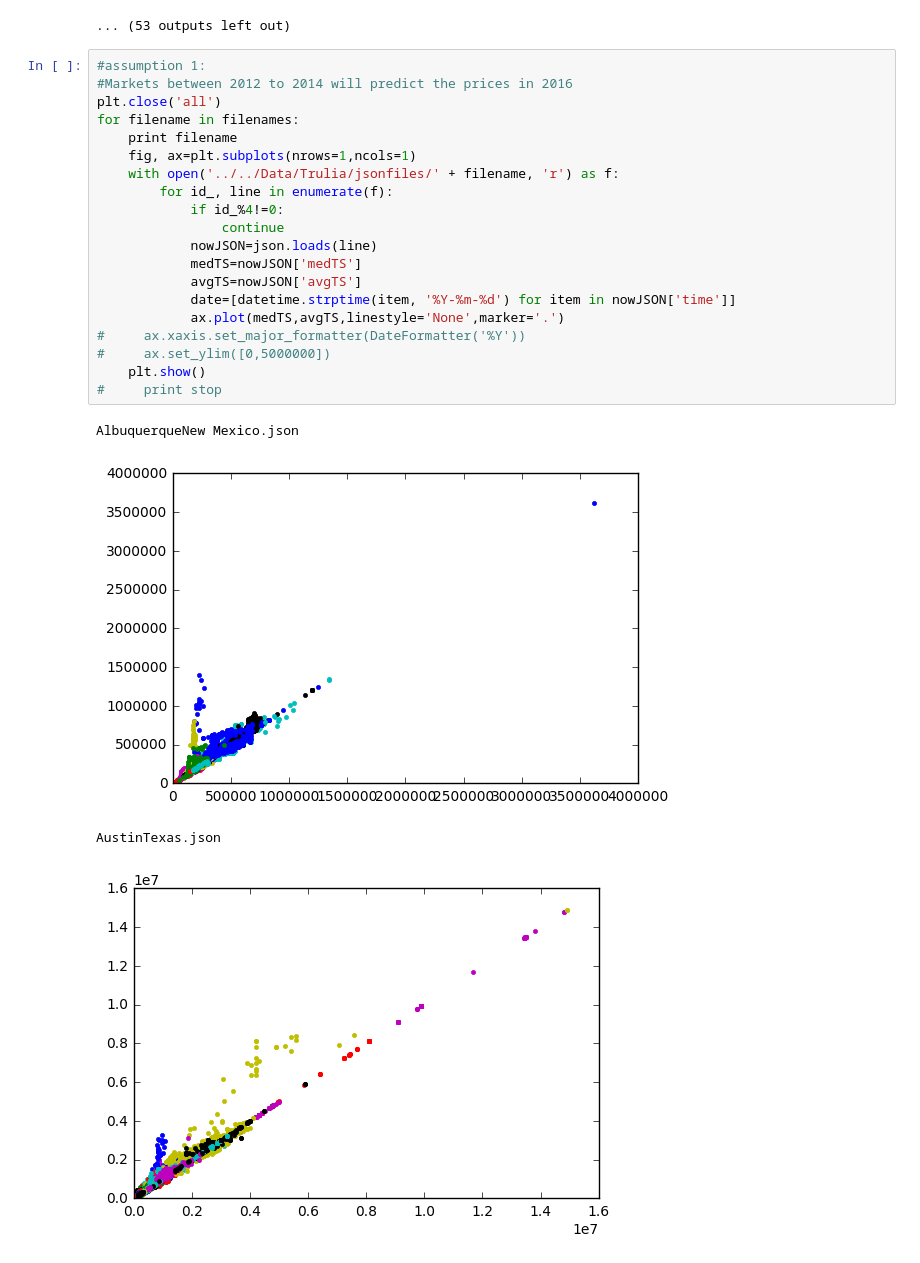
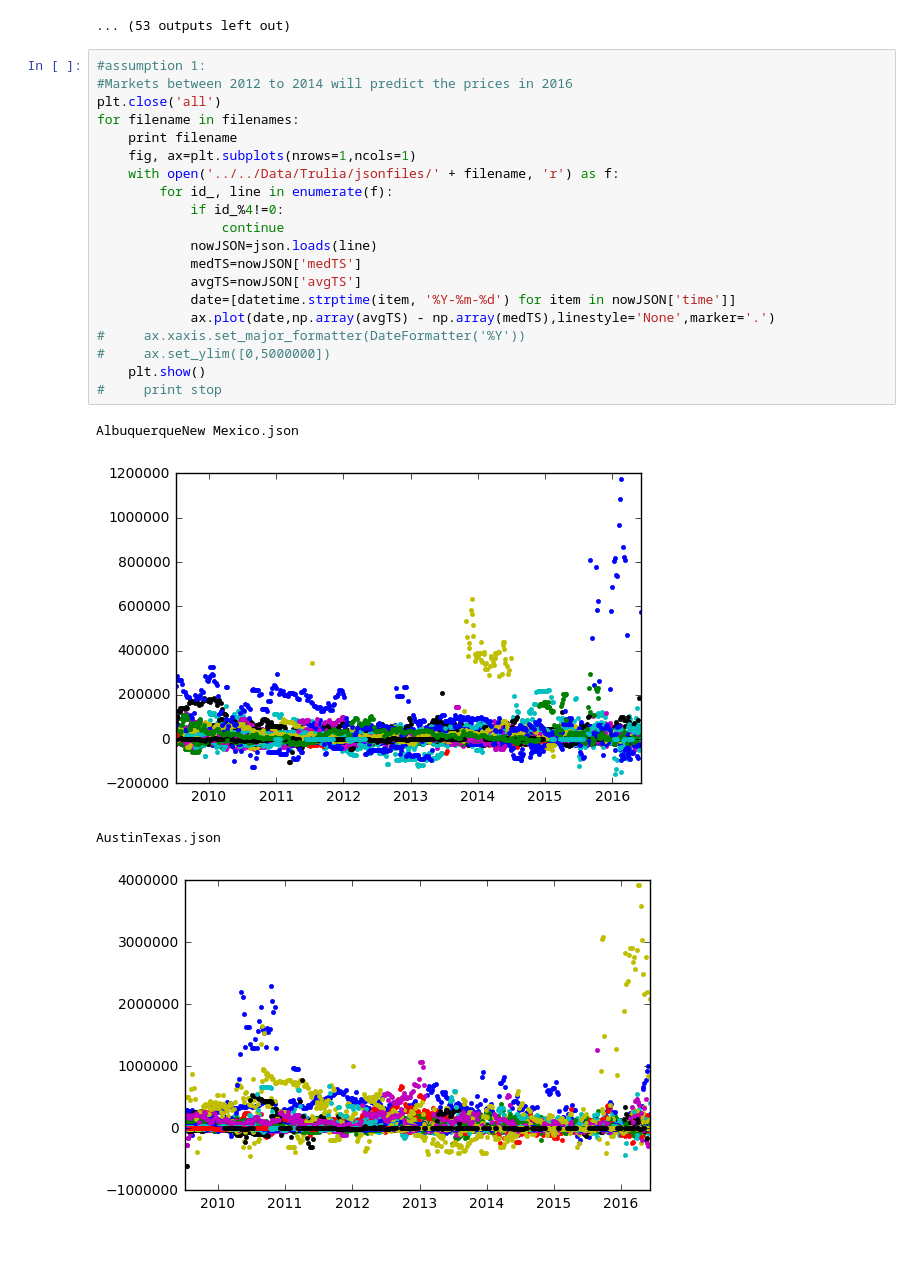
Before and after one commit to samjwil/RealEstatePredict, a Jupyter notebook: Analyze_Trulia.ipynb, the cells around one changed output. Cells and saved outputs as stored; diff of their text form.

```diff
--- a/Analyze_Trulia.ipynb
+++ b/Analyze_Trulia.ipynb
@@ -43,28 +46,28 @@ BostonMassachusetts.json
 # %%
 #assumption 1:
 #Markets between 2012 to 2014 will predict the prices in 2016
 plt.close('all')
 for filename in filenames:
     print filename
     fig, ax=plt.subplots(nrows=1,ncols=1)
     with open('../../Data/Trulia/jsonfiles/' + filename, 'r') as f:
         for id_, line in enumerate(f):
             if id_%4!=0:
                 continue
             nowJSON=json.loads(line)
             medTS=nowJSON['medTS']
             avgTS=nowJSON['avgTS']
             date=[datetime.strptime(item, '%Y-%m-%d') for item in nowJSON['time']]
-            ax.plot(medTS,avgTS,linestyle='None',marker='.')
+            ax.plot(date,np.array(avgTS) - np.array(medTS),linestyle='None',marker='.')
 #     ax.xaxis.set_major_formatter(DateFormatter('%Y'))
 #     ax.set_ylim([0,5000000])
     plt.show()
 #     print stop
 # %% [output]
 AlbuquerqueNew Mexico.json
-[figure, old version]
+[figure, new version]
 AustinTexas.json
-[figure, old version]
+[figure, new version]
 Balance of Los Angeles CountyCalifornia.json
 [figure]
 BaltimoreMaryland.json
```
Also changed, not shown: parts of 9 cells of this notebook.
